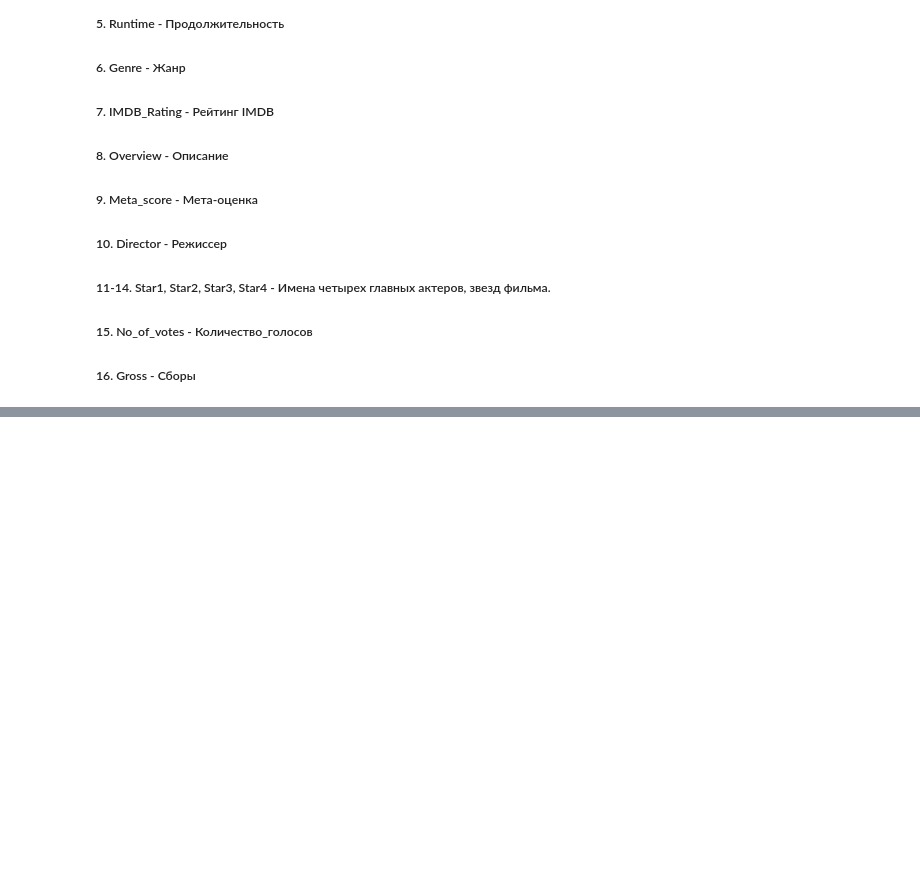
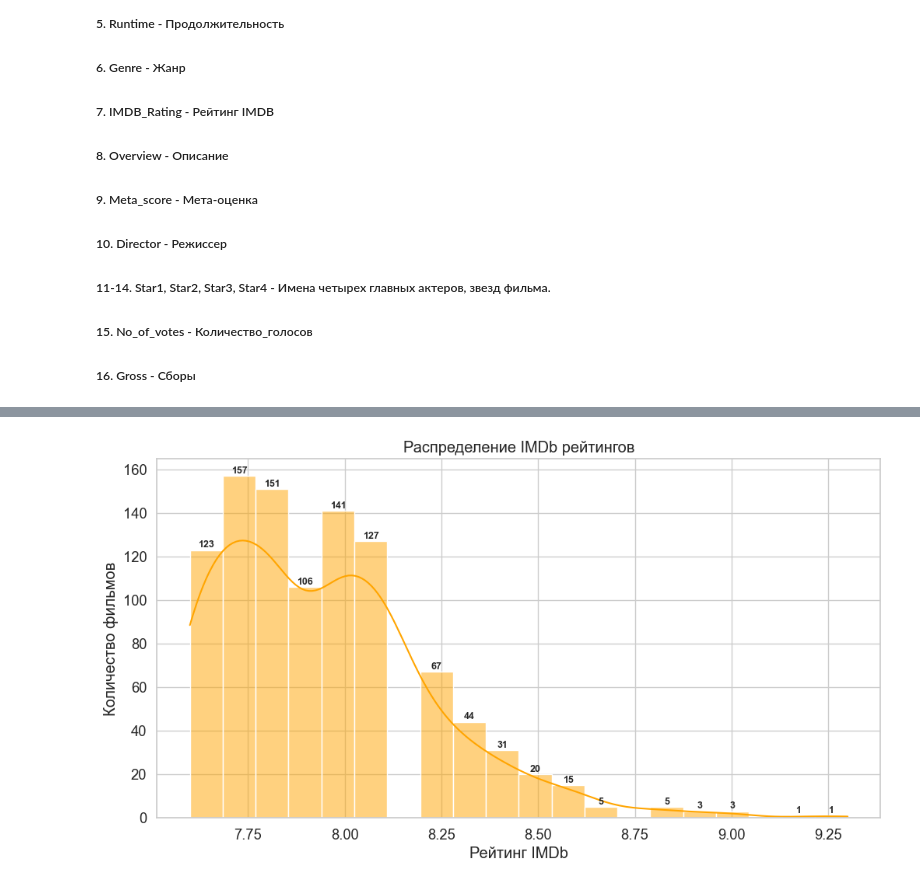
Before and after one commit to LA488/IMDb-Movie-Recommendation-System, a Jupyter notebook: notebooks/01_EDA.ipynb, the cells around one changed output, grey strips where cells are left out. Drawn from its saved outputs; the diff is of its cells as text; code cells hidden in the pictures; blank space fills up the shorter version.

```diff
--- a/notebooks/01_EDA.ipynb
+++ b/notebooks/01_EDA.ipynb
@@ -96,0 +182,17 @@ dtype: int64
+# %%
+# ---- Распределение IMDb рейтингов ----
+plt.figure(figsize=(12, 6))
+ax = sns.histplot(df['IMDB_Rating'], bins=20, kde=True, color='orange')
+
+for p in ax.patches:
+    height = p.get_height()
+    if height > 0:
+        ax.text(p.get_x() + p.get_width() / 2, height + 0.2,
+                int(height), ha='center', va='bottom', fontsize=9, fontweight='bold')
+
+plt.title("Распределение IMDb рейтингов")
+plt.xlabel("Рейтинг IMDb")
+plt.ylabel("Количество фильмов")
+plt.show()
+# %% [output]
+[figure, added]
```
Also changed, not shown: parts of 25 cells of this notebook, 5 other files.
